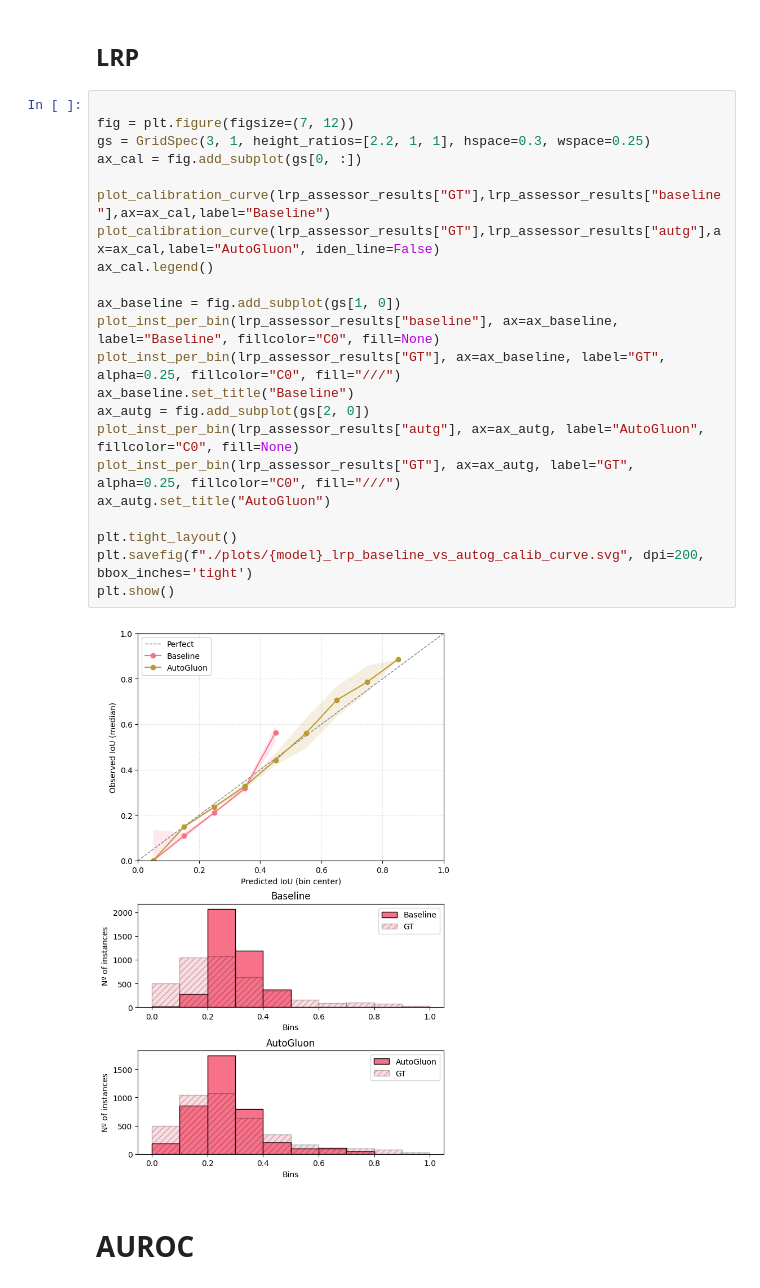
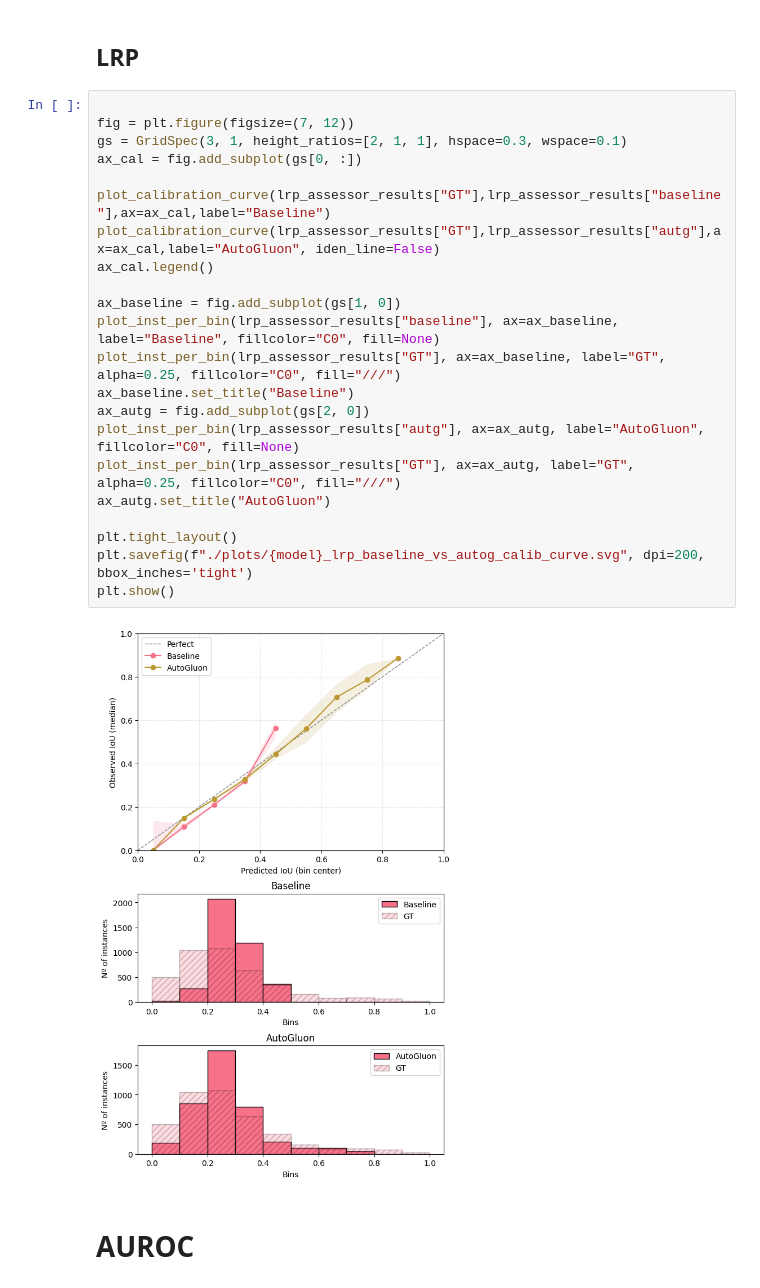
Before and after one commit to femartip/frame-validity-od, a Jupyter notebook: notebooks/assess_pred_analysis.ipynb, the cells around one changed output. Drawn from its saved outputs; the diff is of its cells as text.

```diff
--- a/notebooks/assess_pred_analysis.ipynb
+++ b/notebooks/assess_pred_analysis.ipynb
@@ -498,27 +498,27 @@ plt.show()
 # %%
 
 fig = plt.figure(figsize=(7, 12))
-gs = GridSpec(3, 1, height_ratios=[2.2, 1, 1], hspace=0.3, wspace=0.25)
+gs = GridSpec(3, 1, height_ratios=[2, 1, 1], hspace=0.3, wspace=0.1)
 ax_cal = fig.add_subplot(gs[0, :])
 
 plot_calibration_curve(lrp_assessor_results["GT"],lrp_assessor_results["baseline"],ax=ax_cal,label="Baseline")
 plot_calibration_curve(lrp_assessor_results["GT"],lrp_assessor_results["autg"],ax=ax_cal,label="AutoGluon", iden_line=False)
 ax_cal.legend()
 
 ax_baseline = fig.add_subplot(gs[1, 0])
 plot_inst_per_bin(lrp_assessor_results["baseline"], ax=ax_baseline, label="Baseline", fillcolor="C0", fill=None)
 plot_inst_per_bin(lrp_assessor_results["GT"], ax=ax_baseline, label="GT", alpha=0.25, fillcolor="C0", fill="///")
 ax_baseline.set_title("Baseline")
 ax_autg = fig.add_subplot(gs[2, 0])
 plot_inst_per_bin(lrp_assessor_results["autg"], ax=ax_autg, label="AutoGluon", fillcolor="C0", fill=None)
 plot_inst_per_bin(lrp_assessor_results["GT"], ax=ax_autg, label="GT", alpha=0.25, fillcolor="C0", fill="///")
 ax_autg.set_title("AutoGluon")
 
 plt.tight_layout()
 plt.savefig(f"./plots/{model}_lrp_baseline_vs_autog_calib_curve.svg", dpi=200, bbox_inches='tight')
 plt.show()
 # %% [output]
-[figure, old version]
+[figure, new version]
 # %% [markdown]
 # AUROC
 # %% [markdown]
```
Also changed, not shown: 1 other file.
